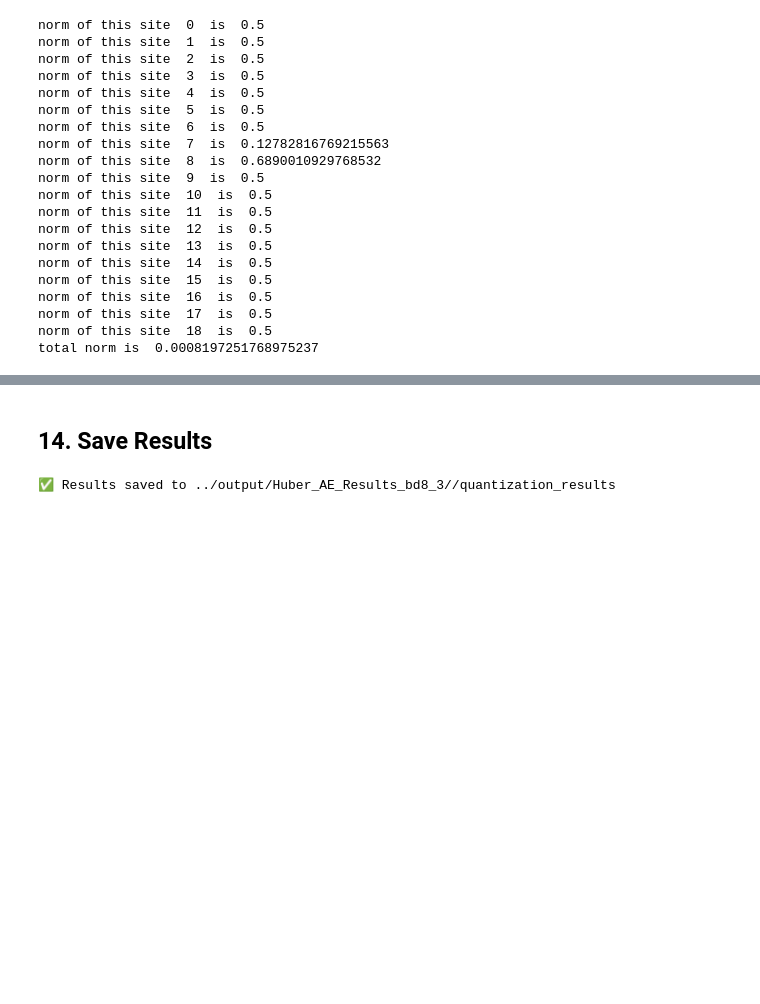
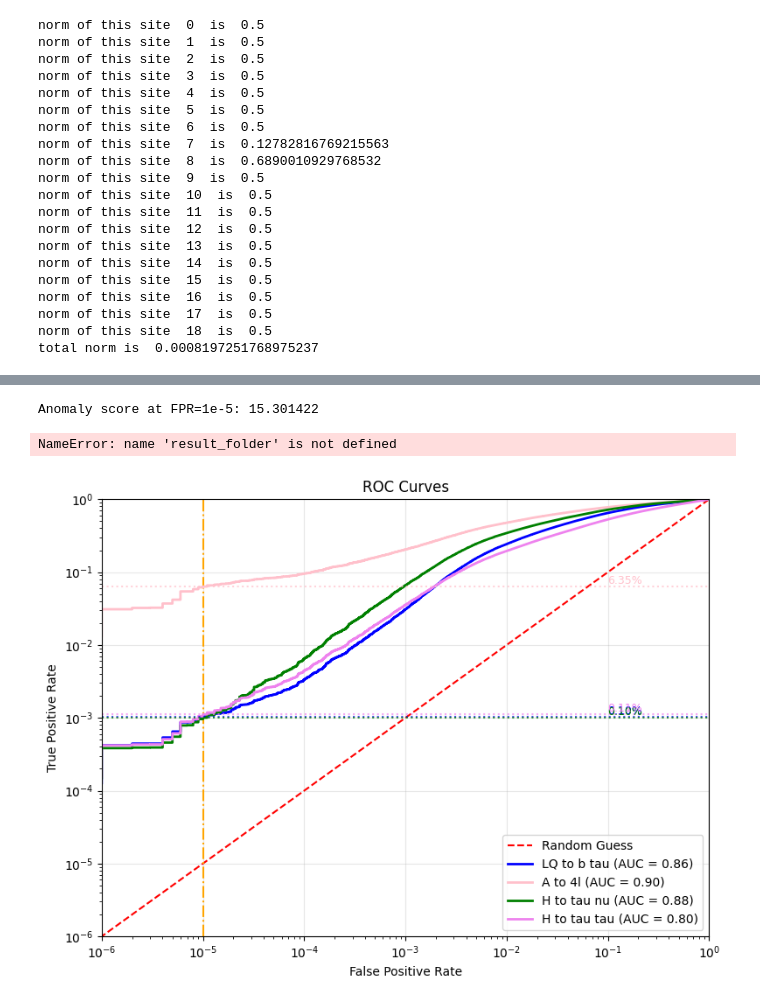
Before and after one commit to SLAC-Julia-Group/hardware-aware-tensor-networks, a Jupyter notebook: TN/Quantization_testbed.ipynb, the cells around one changed output, grey strips where cells are left out. Saved outputs shown, nothing was run; the diff lists cells and outputs as text; code cells hidden in the pictures; blank space fills up the shorter version.

Commit message:
quantization testbed code

```diff
--- a/TN/Quantization_testbed.ipynb
+++ b/TN/Quantization_testbed.ipynb
@@ -312,7 +295,6 @@ print("✅ Metric function ready")
 import utils.dataloader as d
 inputPath = "/lus/eagle/projects/ATLAS_workflow_ALCF/sagar/QiML/"
 ordering = np.load("optimal_ordering.npy")
-background_loader = d.load_data(inputPath + "background_for_training.h5", batch_size=10000, shuffle=False, skip_MET_eta=False, norm=True, particle_ordering=ordering)
 signal_loaders = {
     'Ato4l': d.load_data(inputPath + "Ato4l_lepFilter_13TeV.h5", batch_size=10000, shuffle=False, skip_MET_eta=False, norm=True, particle_ordering=ordering),
     'LQ': d.load_data(inputPath + "leptoquark_LOWMASS_lepFilter_13TeV.h5", batch_size=10000, shuffle=False, skip_MET_eta=False, norm=True, particle_ordering=ordering),
@@ -324,7 +306,7 @@ signal_loaders = {
 import utils.dataloader as d
 inputPath = "/lus/eagle/projects/ATLAS_workflow_ALCF/sagar/QiML/"
 batch_size = 10000
-background, background_val, background_test = d.create_split_dataloaders(
+background_train, background_val, background_test = d.create_split_dataloaders(
     file_path=inputPath+"background_for_training.h5",
     batch_size=batch_size,
     split_ratios=(0.70, 0.05, 0.25),
@@ -1427,14 +528,63 @@ plt.show()
-# %% [markdown]
-## 14. Save Results
-# %%
-# Save metrics table
-df_metrics.to_csv(os.path.join(output_dir, 'quantization_metrics.csv'), index=False)
-df_auc_deg.to_csv(os.path.join(output_dir, 'auc_degradation.csv'))
-df_tpr_deg.to_csv(os.path.join(output_dir, 'tpr_degradation.csv'))
-
-df_mixed_metrics.to_csv(os.path.join(output_dir, 'quantization_metrics_mixed.csv'), index=False)
-df_mixed_auc.to_csv(os.path.join(output_dir, 'auc_degradation_mixed.csv'))
-df_mixed_tpr.to_csv(os.path.join(output_dir, 'tpr_degradation_mixed.csv'))
-print(f"✅ Results saved to {output_dir}")
-# %% [output]
-✅ Results saved to ../output/Huber_AE_Results_bd8_3//quantization_results
+# %%
+bkg_median=np.median(test_norm)
+bkg_score = np.abs(test_norm-bkg_median)
+sig_score = {}
+for sig, _ in signal_loaders.items():
+   sig_score[sig] = np.abs(sig_norm[sig]-bkg_median)
+# %%
+fpr_bkg, tpr_bkg = get_roc_curve_data(bkg_score, bkg_score, anomaly_det=True)
+auc_bkg = auc(fpr_bkg, tpr_bkg)
+# Find the score threshold corresponding to background FPR of 1e-5
+idx_fpr = np.searchsorted(fpr_bkg, 1e-5, side="left")
+if idx_fpr >= len(fpr_bkg):
+   idx_fpr = -1
+score_threshold = np.sort(bkg_score)[::-1][idx_fpr]
+print("Anomaly score at FPR=1e-5:", score_threshold)
+# %% [output]
+Anomaly score at FPR=1e-5: 15.301422
+# %%
+fpr_lq, tpr_lq = get_roc_curve_data(bkg_score, sig_score["LQ"], anomaly_det=True)
+auc_lq = auc(fpr_lq, tpr_lq)
+fpr_a4l, tpr_a4l = get_roc_curve_data(bkg_score, sig_score["Ato4l"], anomaly_det=True)
+auc_a4l = auc(fpr_a4l, tpr_a4l)
+fpr_htt, tpr_htt = get_roc_curve_data(bkg_score, sig_score["hToTauTau"], anomaly_det=True)
+auc_htt = auc(fpr_htt, tpr_htt)
+fpr_htnu, tpr_htnu = get_roc_curve_data(bkg_score, sig_score["hToTauNu"], anomaly_det=True)
+auc_htnu = auc(fpr_htnu, tpr_htnu)
+# %%
+# Plot ROC curves
+plt.figure(figsize=(8, 6))
+plt.xscale('log')
+plt.yscale('log')
+plt.xlim([1e-6, 1.0])
+plt.ylim([1e-6, 1.0])
+plt.plot([0, 1], [0, 1], color="red", linestyle="--", label="Random Guess")
+plt.axvline(1e-5, color="orange", linestyle="-.")
+plt.plot(fpr_lq, tpr_lq, color="blue", lw=2, label=f"LQ to b tau (AUC = {auc_lq:.2f})")
+plt.plot(fpr_a4l, tpr_a4l, color="pink", lw=2, label=f"A to 4l (AUC = {auc_a4l:.2f})")
+plt.plot(fpr_htnu, tpr_htnu, color="green", lw=2, label=f"H to tau nu (AUC = {auc_htnu:.2f})")
+plt.plot(fpr_htt, tpr_htt, color="violet", lw=2, label=f"H to tau tau (AUC = {auc_htt:.2f})")
+
+# Add horizontal lines and text for TPR at FPR=1e-5 for each signal
+for fpr, tpr, color, label in [
+   (fpr_lq, tpr_lq, "blue", "LQ to b tau"),
+   (fpr_a4l, tpr_a4l, "pink", "A to 4l"),
+   (fpr_htnu, tpr_htnu, "green", "H to tau nu"),
+   (fpr_htt, tpr_htt, "violet", "H to tau tau"),
+]:
+   # Find the TPR at FPR closest to 1e-5
+   idx = np.searchsorted(fpr, 1e-5, side="right")
+   if idx >= len(tpr):
+      idx = -1
+   tpr_val = tpr[idx]
+   plt.axhline(y=tpr_val, xmin=0, xmax=1, color=color, linestyle=":", alpha=0.7)
+   plt.text(1e-1, tpr_val, f"{tpr_val*100:.2f}%", color=color, va="bottom", fontsize=9)
+plt.xlabel("False Positive Rate")
+plt.ylabel("True Positive Rate")
+plt.title("ROC Curves")
+plt.legend(loc="lower right")
+plt.grid(alpha=0.3)
+plt.tight_layout()
+# %% [output]
+NameError: name 'result_folder' is not defined
+[figure, added]
```
Also changed, not shown: parts of 38 cells of this notebook.
